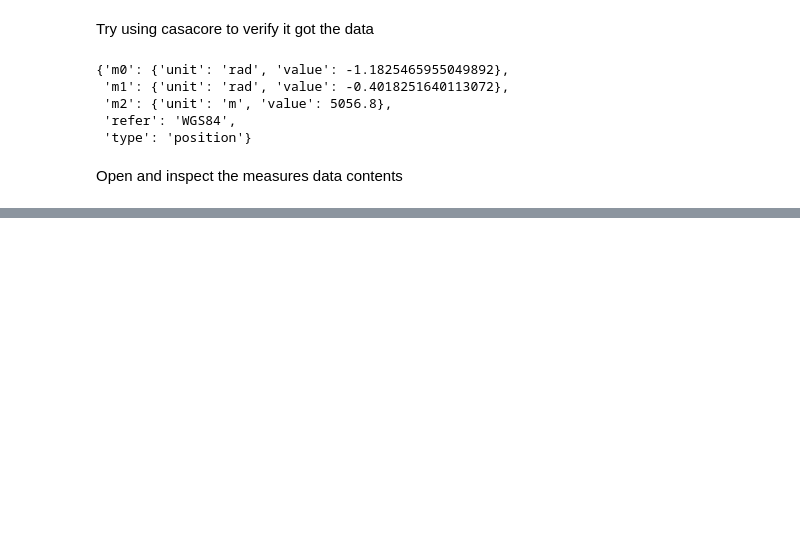
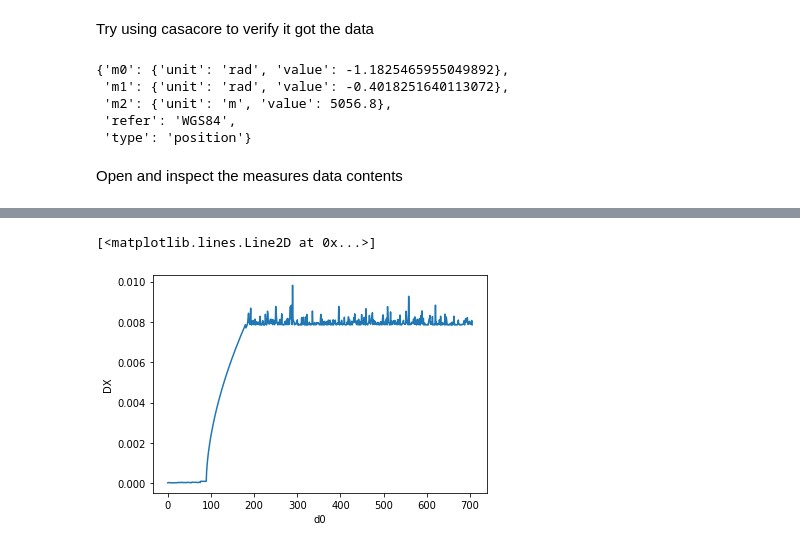
Before and after one commit to casangi/casaconfig, a Jupyter notebook: docs/notebooks/casadata_overview.ipynb, the cells around one changed output, grey strips where cells are left out. Drawn from its saved outputs; the diff is of its cells as text; code cells hidden in the pictures; blank space fills up the shorter version.

```diff
--- a/docs/notebooks/casadata_overview.ipynb
+++ b/docs/notebooks/casadata_overview.ipynb
@@ -47,3 +48,7 @@ measures().observatory('ALMA')
  'type': 'position'}
 # %% [markdown]
 Open and inspect the measures data contents
+# %%
+xds = casadata.table_open('data/geodetic/IERSpredict')
+
+xds
@@ -49,0 +73,5 @@ Open and inspect the measures data contents
+# %%
+xds.DX.plot()
+# %% [output]
+[<matplotlib.lines.Line2D at 0x...>]
+[figure, added]
```
Also changed, not shown: parts of 10 cells of this notebook.
